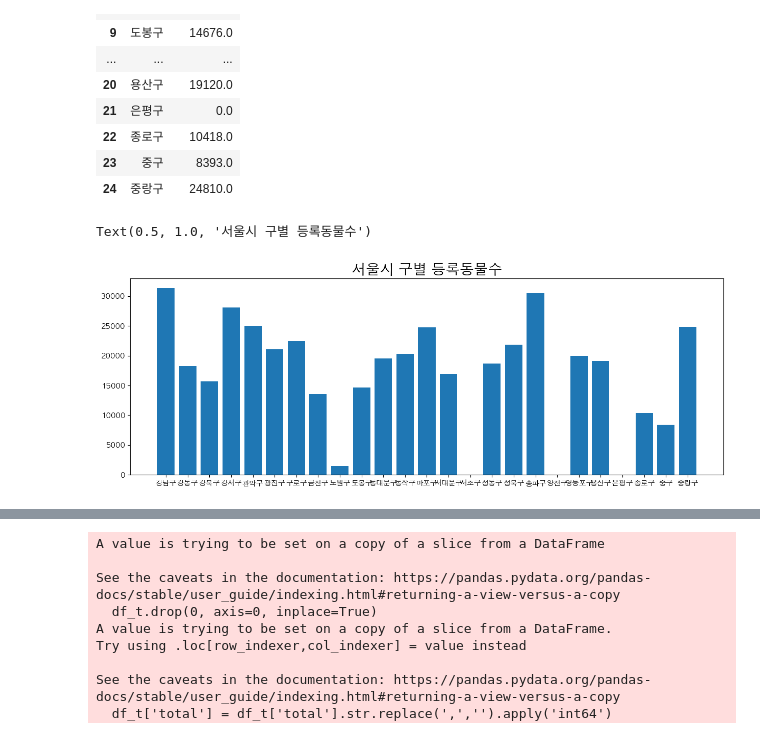
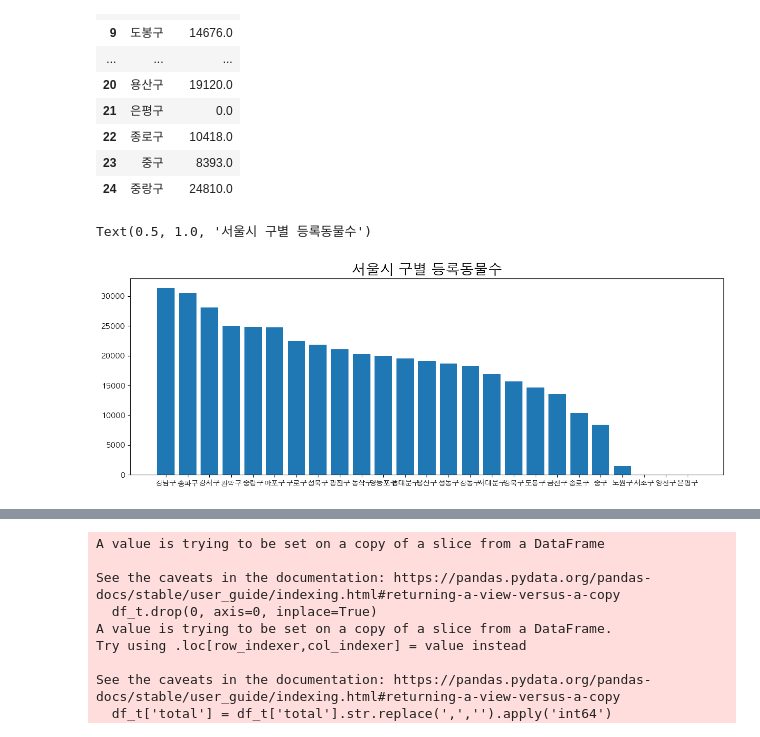
Before and after one commit to y109240/dataAnalysis, a Jupyter notebook: 데이터분석_미니프로젝트.ipynb, the cells around one changed output, grey strips where cells are left out. Drawn from its saved outputs; the diff is of its cells as text; code cells hidden in the pictures.

```diff
--- a/데이터분석_미니프로젝트.ipynb
+++ b/데이터분석_미니프로젝트.ipynb
@@ -135,8 +135,7 @@ plt.rcParams['axes.unicode_minus'] = False
 | 2 | 시흥동 | 6369 |
 # %%
 노원구 = pd.read_csv('미니프로젝트_데이터/노원구.csv', encoding='cp949')
-노원구['등록동물수'] = 노원구['RFID종류(내장형)'] + 노원구['RFID종류(외장형)'] + 노원구['RFID종류(인식표)']
-노원구 = 노원구[['읍면동(법정동)', '등록동물수']].iloc[-6:-1, ]
+노원구 = 노원구[['읍면동(법정동)', '합계']].iloc[-6:-1, ]
 노원구.columns = ['동명', '등록동물수']
 노원구
 # %% [output]
@@ -425,15 +424,13 @@ total_df
 | 24 | 중랑구 | 24810.0 |
 # %%
 # 막대 그래프
-
+total_df_sort = total_df.sort_values('등록동물수', ascending=False)
 plt.figure(figsize=(15, 5))
-plt.bar(total_df['구'], total_df['등록동물수'])
+plt.bar(total_df_sort['구'], total_df_sort['등록동물수'])
 plt.title('서울시 구별 등록동물수', fontsize=20)
-
-# 수치가 높은거랑 낮은거 색깔 다르게
 # %% [output]
 Text(0.5, 1.0, '서울시 구별 등록동물수')
-[figure, old version]
+[figure, new version]
 # %%
 # 지도 시각화
 import folium
```
Also changed, not shown: parts of 5 cells of this notebook.
